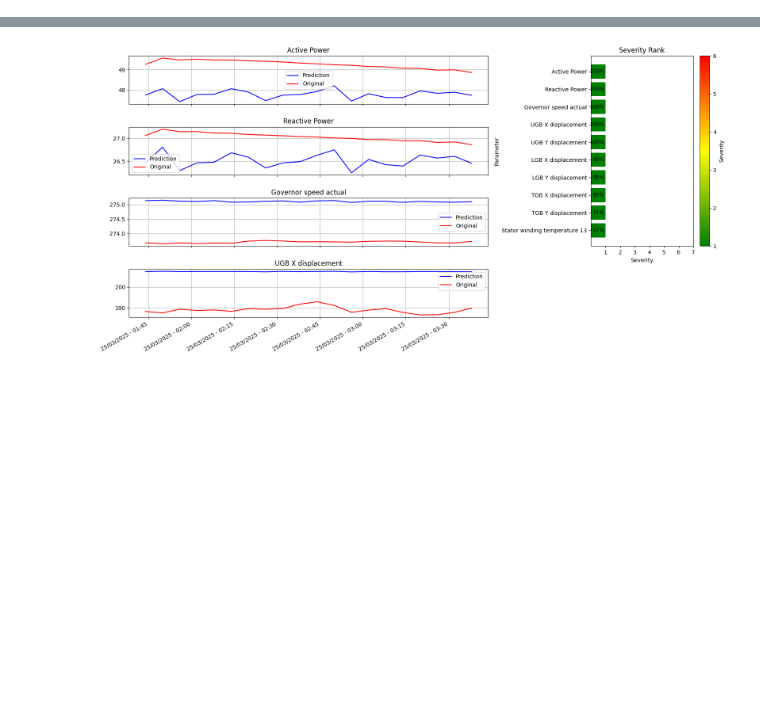
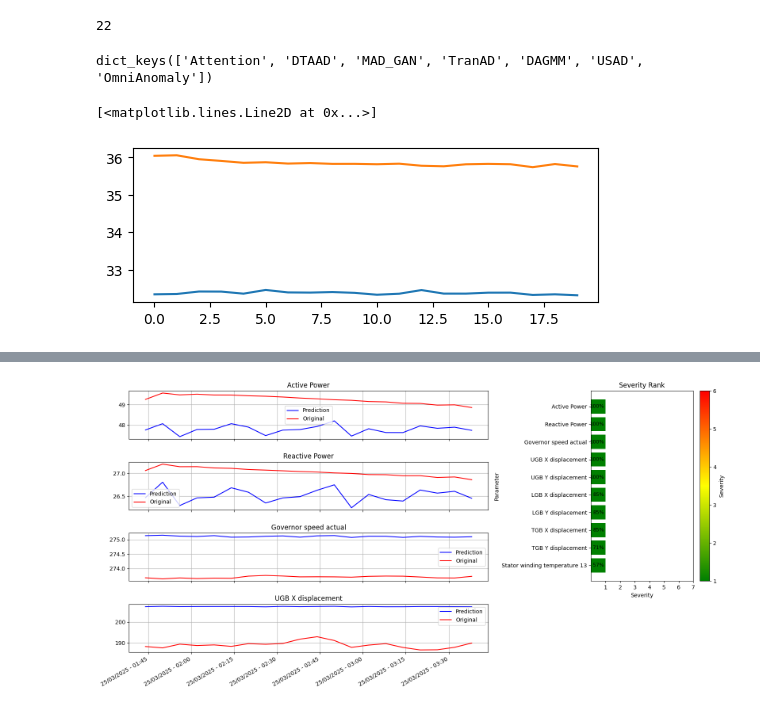
Before and after one commit to arkiven4/DTAAD, a Jupyter notebook: try_modular.ipynb, the cells around one changed output, grey strips where cells are left out. Cells and saved outputs as stored; diff of their text form; code cells hidden in the pictures; blank space fills up the shorter version.

```diff
--- a/try_modular.ipynb
+++ b/try_modular.ipynb
@@ -544,14 +549,14 @@ for failure_index_list in range(3):
     testD, testO, df_timestamp, df_feature = preprocessPD_loadData(df_sel)
     threshold_percentages, temp_ypreds = calcThres_allModel(threshold_percentages, temp_ypreds, model_array, testD, testO)
 
-    df_feature = resample(denormalize3(df_feature, min_a, max_a), 20, axis=0)
-    df_timestamp = df_timestamp.dt.floor("min")[::6].values
-    for i in range(len(model_array)):
-        temp_ypreds[i] = resample(temp_ypreds[i], 20, axis=0)
+    # df_feature = resample(denormalize3(df_feature, min_a, max_a), 20, axis=0)
+    # df_timestamp = df_timestamp.dt.floor("min")[::6].values
+    # for i in range(len(model_array)):
+    #     temp_ypreds[i] = resample(temp_ypreds[i], 20, axis=0)
 
     # Trending
-    counter_feature_trd = calc_counterPercentageTrending(threshold_percentages)
-    trend_data = np.array([counter_feature_trd[key]['percentage'] for key in counter_feature_trd])
+    # counter_feature_trd = calc_counterPercentageTrending(threshold_percentages)
+    # trend_data = np.array([counter_feature_trd[key]['percentage'] for key in counter_feature_trd])
     # trend_savedb(trend_data, feature_set, "db/masters_data.db", "severity_trendings")
 
     # for idx_time, (df_timestampi) in enumerate(df_timestamp):
@@ -561,8 +566,8 @@ for failure_index_list in range(3):
     #         timeseries_savedb(df_timestampi, temp_ypreds[idx_model], feature_set, "db/pred_data.db", model_name)
 
 
-    counter_feature_s2, counter_feature_plot = calc_counterPercentage(threshold_percentages)
+    # counter_feature_s2, counter_feature_plot = calc_counterPercentage(threshold_percentages)
 
-    fig = do_plotSeverityRank()
+    #fig = do_plotSeverityRank()
     #fig.savefig("severity_rank.png")
     #plt.show(fig)
@@ -572,0 +577,24 @@ for failure_index_list in range(3):
+# %%
+for idx_model, model_now in enumerate(model_array):
+    model = load_model(model_now, testO.shape[1])
+    model.eval()
+    torch.zero_grad = True
+
+    if model.name in ['Attention', 'DAGMM', 'USAD', 'MSCRED',
+                        'CAE_M', 'GDN', 'MTAD_GAT', 'MAD_GAN', 'TranAD'] or 'DTAAD' in model.name:
+        testD_now = convert_to_windows(testD, model)
+    else:
+        testD_now = testD
+
+    loss, y_pred = backprop(0, model, testD_now, testO, None, None, training=False)
+
+    threshold_pass = {}
+    for idx_feat in range(loss.shape[-1]):
+        thres_bool = loss[:, idx_feat] > model_thr[model_now][idx_feat]
+        threshold_pass[feature_set[idx_feat]] = (thres_bool.sum() / thres_bool.shape[0]) * 100
+
+    threshold_percentages[idx_model] = threshold_pass
+    temp_ypreds[idx_model] = denormalize3(y_pred, min_a, max_a)
+
+for i in range(len(model_array)):
+    temp_ypreds[i] = resample(temp_ypreds[i], 20, axis=0)
@@ -572,0 +610,14 @@ for failure_index_list in range(3):
+# %%
+feature_set.index("UGB cooling water flow")
+# %% [output]
+22
+# %%
+model_thr.keys()
+# %% [output]
+dict_keys(['Attention', 'DTAAD', 'MAD_GAN', 'TranAD', 'DAGMM', 'USAD', 'OmniAnomaly'])
+# %%
+plt.plot(temp_ypreds[6][:, 22])
+plt.plot(df_feature[:, 22])
+# %% [output]
+[<matplotlib.lines.Line2D at 0x...>]
+[figure, added]
```
Also changed, not shown: parts of 6 cells of this notebook.
